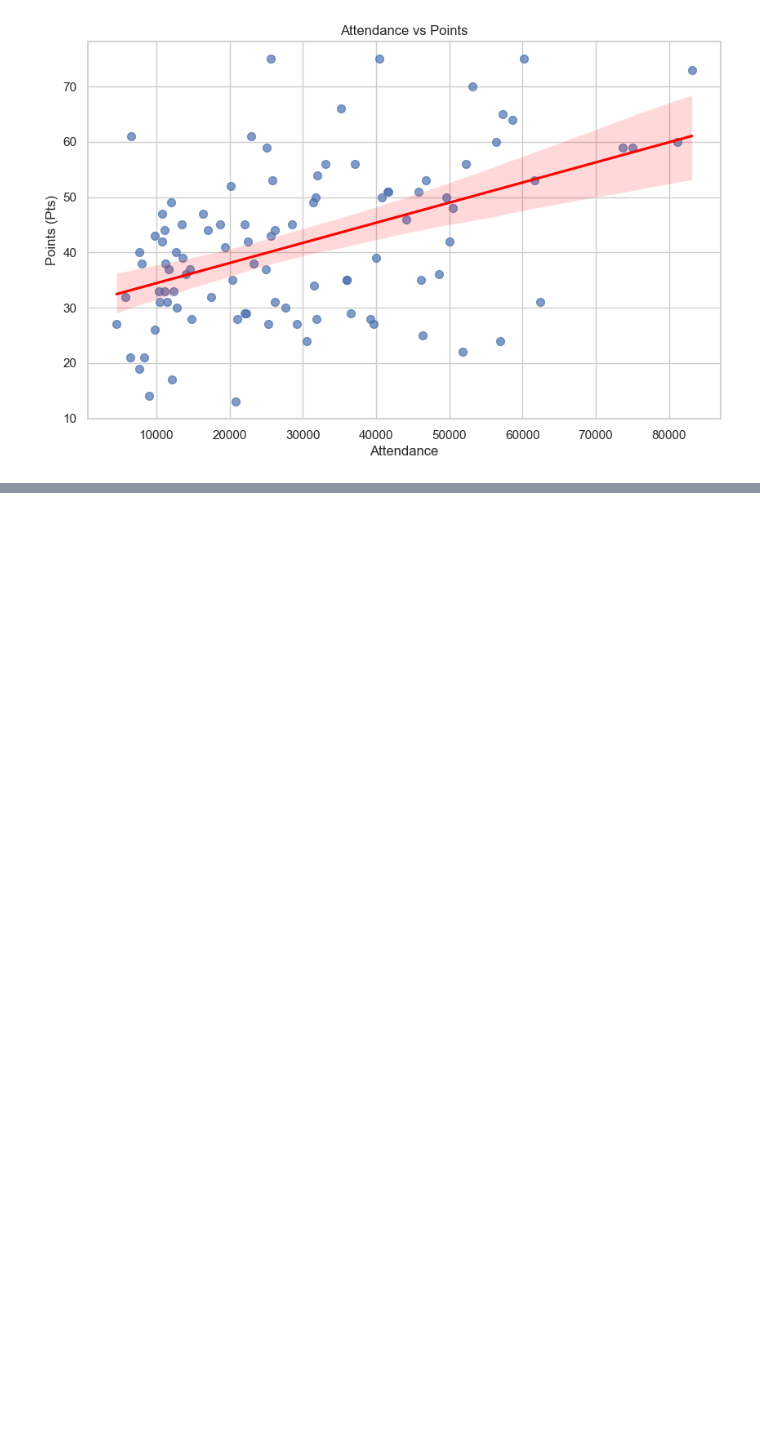
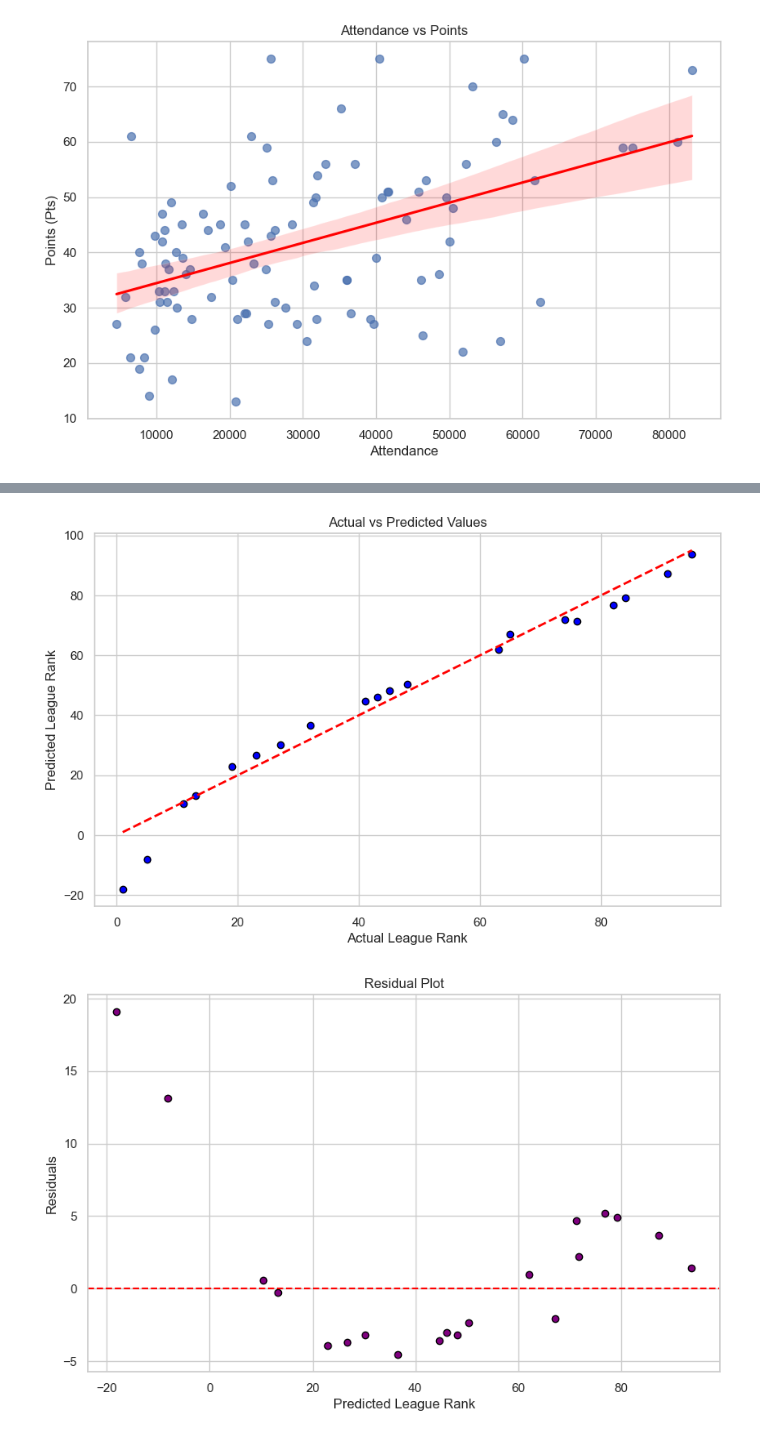
Before and after one commit to cadrianas/Personal-projects, a Jupyter notebook: Soccer.ipynb, the cells around one changed output, grey strips where cells are left out. Saved outputs shown, nothing was run; the diff lists cells and outputs as text; code cells hidden in the pictures; blank space fills up the shorter version.

```diff
--- a/Soccer.ipynb
+++ b/Soccer.ipynb
@@ -642,0 +722,36 @@ plt.show()
+# %%
+import matplotlib.pyplot as plt
+import seaborn as sns
+
+# Scatter Plot of Actual vs. Predicted Values
+plt.figure(figsize=(10, 6))
+plt.scatter(y_test, y_pred, color='blue', edgecolor='black')
+plt.plot([y_test.min(), y_test.max()], [y_test.min(), y_test.max()], 'k--', lw=2, color='red')
+plt.title('Actual vs Predicted Values')
+plt.xlabel('Actual League Rank')
+plt.ylabel('Predicted League Rank')
+plt.grid(True)
+plt.show()
+
+# Residual Plot
+residuals = y_test - y_pred
+plt.figure(figsize=(10, 6))
+plt.scatter(y_pred, residuals, color='purple', edgecolor='black')
+plt.axhline(0, color='red', linestyle='--')
+plt.title('Residual Plot')
+plt.xlabel('Predicted League Rank')
+plt.ylabel('Residuals')
+plt.grid(True)
+plt.show()
+
+# Distribution of Residuals
+plt.figure(figsize=(10, 6))
+sns.histplot(residuals, bins=20, kde=True, color='green')
+plt.title('Distribution of Residuals')
+plt.xlabel('Residuals')
+plt.ylabel('Frequency')
+plt.grid(True)
+plt.show()
+# %% [output]
+[figure, added]
+[figure, added]
```
Also changed, not shown: parts of 70 cells of this notebook, 1 other file.
